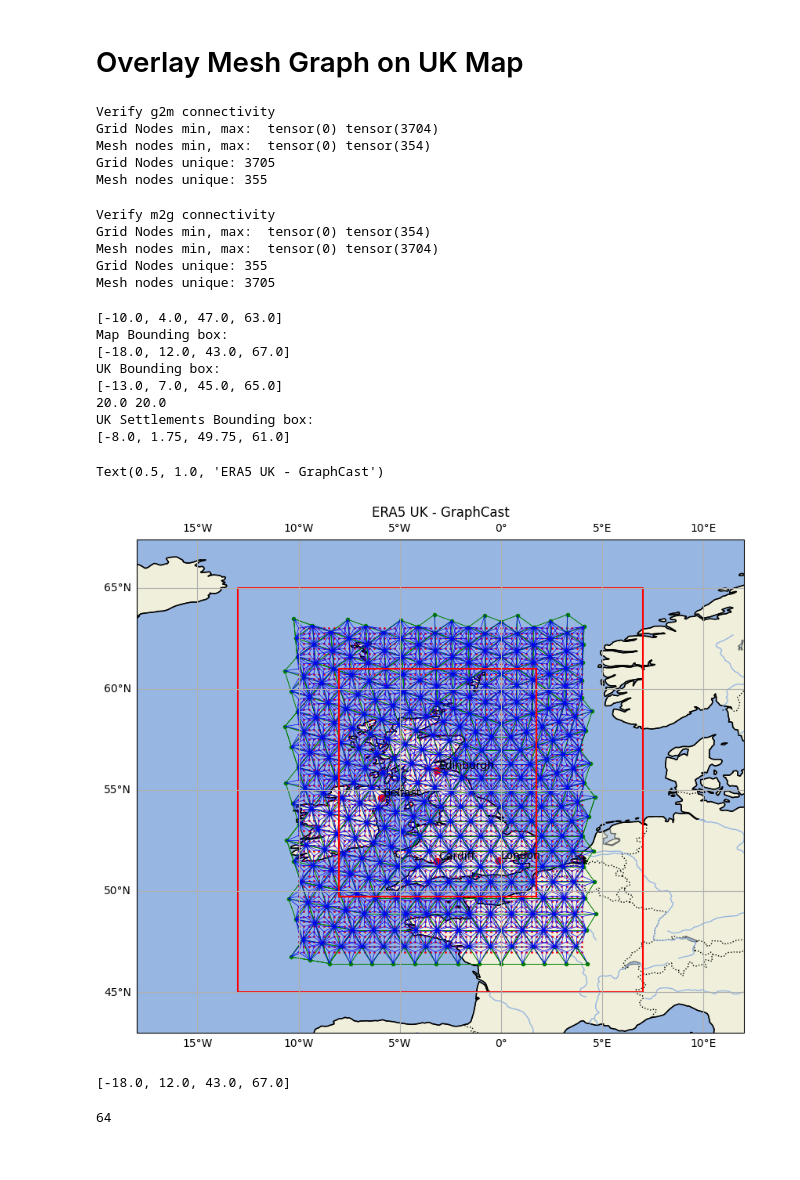
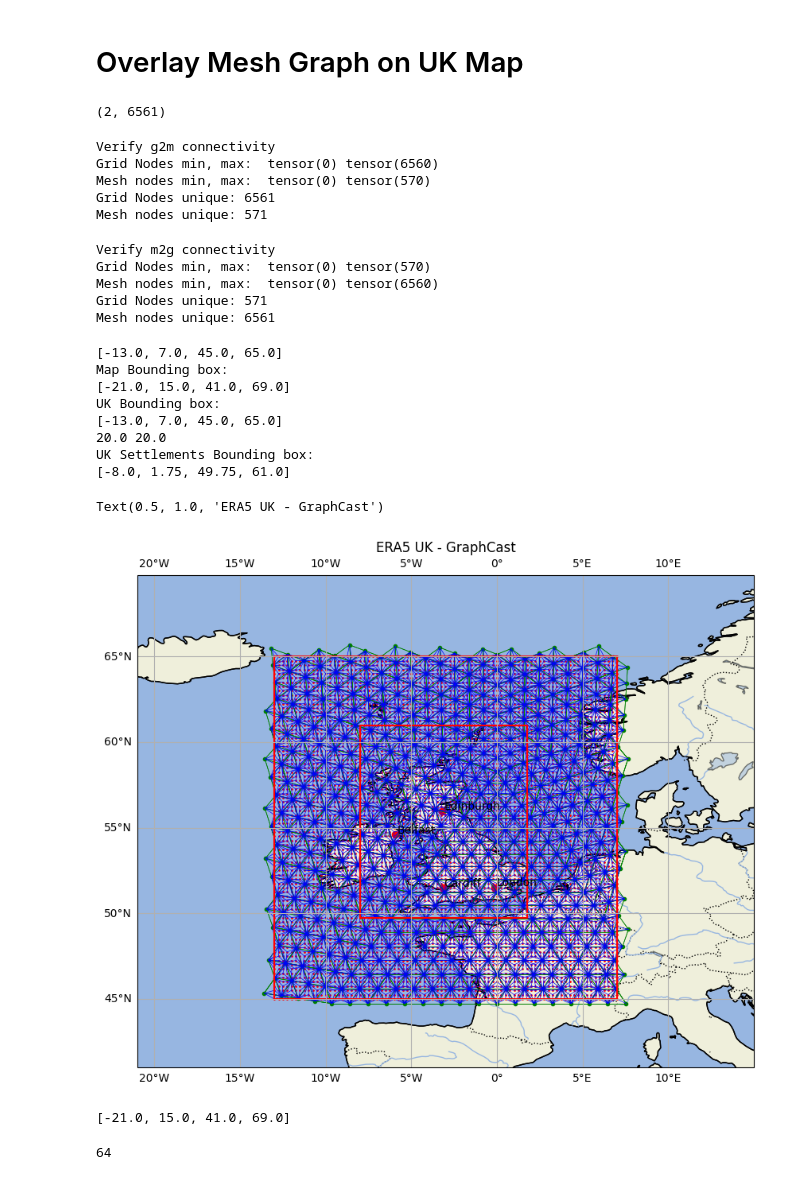
Before and after one commit to bet20ICL/neural-lam, a Jupyter notebook: notebooks/plot_map.ipynb, the cells around one changed output. Saved outputs shown, nothing was run; the diff lists cells and outputs as text; code cells hidden in the pictures.

```diff
--- a/notebooks/plot_map.ipynb
+++ b/notebooks/plot_map.ipynb
@@ -104,12 +104,17 @@ def degrees(edge_index):
     return max(degrees), min(degrees)
 # %%
 # Load grid nodes
-dir = "./data/era5_uk/static/nwp_xy.npy"
+# dir = "./data/era5_uk/static/nwp_xy.npy"
+dir = "./data/era5_uk_big/static/nwp_xy.npy"
 grid_xy = np.load(dir)
 grid_xy = grid_xy.reshape(2, -1)
+print(grid_xy.shape)
+# %% [output]
+(2, 6561)
 # %%
 # Load mesh nodes
-graph_name = "uk_graphcast"
+# graph_name = "uk_graphcast"
+graph_name = "uk_big_graphcast"
 graph_dir_path = os.path.join("graphs", graph_name)
 
 # mesh_pos = np.load(os.path.join(graph_dir_path, "mesh_pos.npy"))
@@ -130,10 +135,10 @@ print("Grid Nodes unique:", g2m_edge_index[0].unique().shape[0])
 print("Mesh nodes unique:", g2m_edge_index[1].unique().shape[0])
 # %% [output]
 Verify g2m connectivity
-Grid Nodes min, max:  tensor(0) tensor(3704)
-Mesh nodes min, max:  tensor(0) tensor(354)
-Grid Nodes unique: 3705
-Mesh nodes unique: 355
+Grid Nodes min, max:  tensor(0) tensor(6560)
+Mesh nodes min, max:  tensor(0) tensor(570)
+Grid Nodes unique: 6561
+Mesh nodes unique: 571
 # %%
 print("Verify m2g connectivity")
 print("Grid Nodes min, max: ", m2g_edge_index[0].min(), m2g_edge_index[0].max())
@@ -142,10 +147,10 @@ print("Grid Nodes unique:", m2g_edge_index[0].unique().shape[0])
 print("Mesh nodes unique:", m2g_edge_index[1].unique().shape[0])
 # %% [output]
 Verify m2g connectivity
-Grid Nodes min, max:  tensor(0) tensor(354)
-Mesh nodes min, max:  tensor(0) tensor(3704)
-Grid Nodes unique: 355
-Mesh nodes unique: 3705
+Grid Nodes min, max:  tensor(0) tensor(570)
+Mesh nodes min, max:  tensor(0) tensor(6560)
+Grid Nodes unique: 571
+Mesh nodes unique: 6561
 # %%
 # Create a map with PlateCarree projection
 fig, ax = plt.subplots(figsize=(10, 10), subplot_kw={'projection': proj})
@@ -185,41 +190,41 @@ m2m_edges(ax, mesh_pos, edge_set)
 g2m_edges(ax, grid_xy, mesh_pos, g2m_edge_set)
 
 # Add m2g edges
 # m2g_edges(ax, grid_xy, mesh_pos, m2g_edge_set)
 
 # small_uk = [-14.015517, 2.0919117, 49.674, 61.061]
-small_uk = [lon.min() - 3, lon.max() + 3, lat.min() - 2, lat.max() + 2]
+small_uk = [-13.0, 7.0, 45.0, 65.0]
 print("UK Bounding box:")
 print(small_uk)
 print(small_uk[1] - small_uk[0], small_uk[3] - small_uk[2])
 bounding_box(ax, small_uk)
 
 uk_settlments = [-8.00, 1.75, 49.75, 61.00]
 print("UK Settlements Bounding box:")
 print(uk_settlments)
 bounding_box(ax, uk_settlments)
 
 # Add gridlines
 gl = ax.gridlines(draw_labels=True)
 gl.top_lables = False
 gl.right_labels = False
 
 plt.title('ERA5 UK - GraphCast')
 # %% [output]
-[-10.0, 4.0, 47.0, 63.0]
+[-13.0, 7.0, 45.0, 65.0]
 Map Bounding box:
-[-18.0, 12.0, 43.0, 67.0]
+[-21.0, 15.0, 41.0, 69.0]
 UK Bounding box:
 [-13.0, 7.0, 45.0, 65.0]
 20.0 20.0
 UK Settlements Bounding box:
 [-8.0, 1.75, 49.75, 61.0]
 Text(0.5, 1.0, 'ERA5 UK - GraphCast')
-[figure, old version]
+[figure, new version]
 # %%
 uk_extent
 # %% [output]
-[-18.0, 12.0, 43.0, 67.0]
+[-21.0, 15.0, 41.0, 69.0]
 # %%
 (18 - 2) * 4
 # %% [output]
```
Also changed, not shown: 6 other files.
